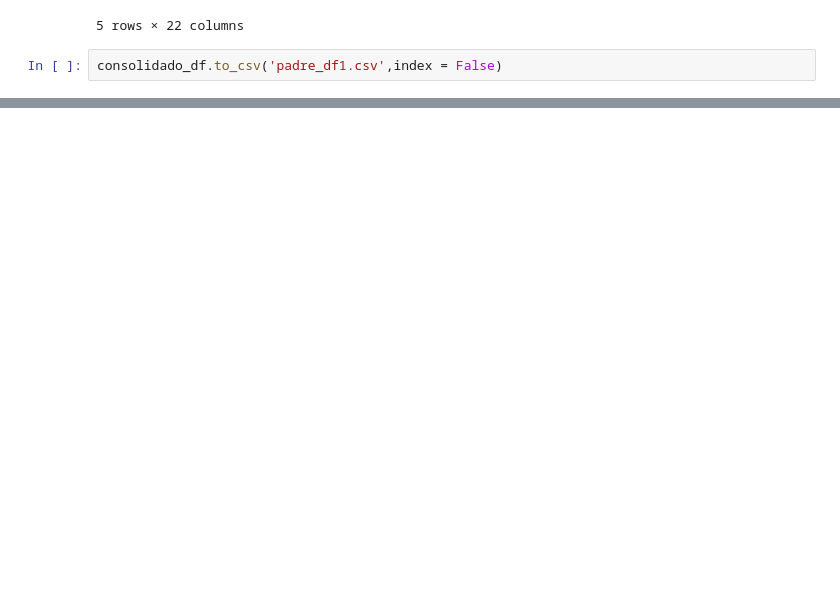
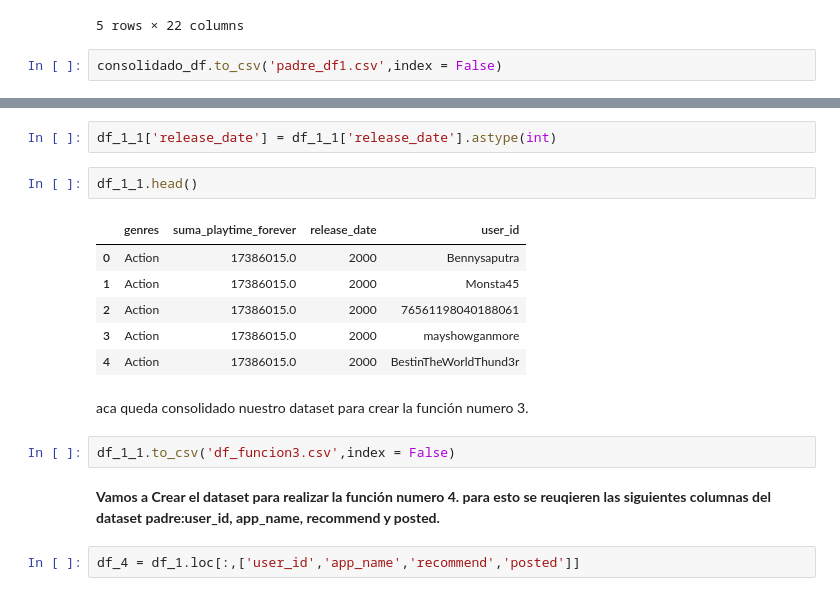
Before and after one commit to ampuedaf/Project1_DataScience, a Jupyter notebook: ETL.ipynb, the cells around one changed output, grey strips where cells are left out. Saved outputs shown, nothing was run; the diff lists cells and outputs as text; blank space fills up the shorter version.

```diff
--- a/ETL.ipynb
+++ b/ETL.ipynb
@@ -201,0 +439,19 @@ consolidado_df.to_csv('padre_df1.csv',index = False)
+# %%
+df_1_1['release_date'] = df_1_1['release_date'].astype(int)
+# %%
+df_1_1.head()
+# %% [output]
+|  | genres | suma_playtime_forever | release_date | user_id |
+| 0 | Action | 17386015.0 | 2000 | Bennysaputra |
+| 1 | Action | 17386015.0 | 2000 | Monsta45 |
+| 2 | Action | 17386015.0 | 2000 | 76561198040188061 |
+| 3 | Action | 17386015.0 | 2000 | mayshowganmore |
+| 4 | Action | 17386015.0 | 2000 | BestinTheWorldThund3r |
+# %% [markdown]
+aca queda consolidado  nuestro dataset  para crear la función numero 3.
+# %%
+df_1_1.to_csv('df_funcion3.csv',index = False)
+# %% [markdown]
+**Vamos a Crear el dataset para realizar la función numero 4. para esto se reuqieren las siguientes columnas del dataset padre:user_id, app_name, recommend y posted.**
+# %%
+df_4 = df_1.loc[:,['user_id','app_name','recommend','posted']]
```
Also changed, not shown: parts of 69 cells of this notebook.
